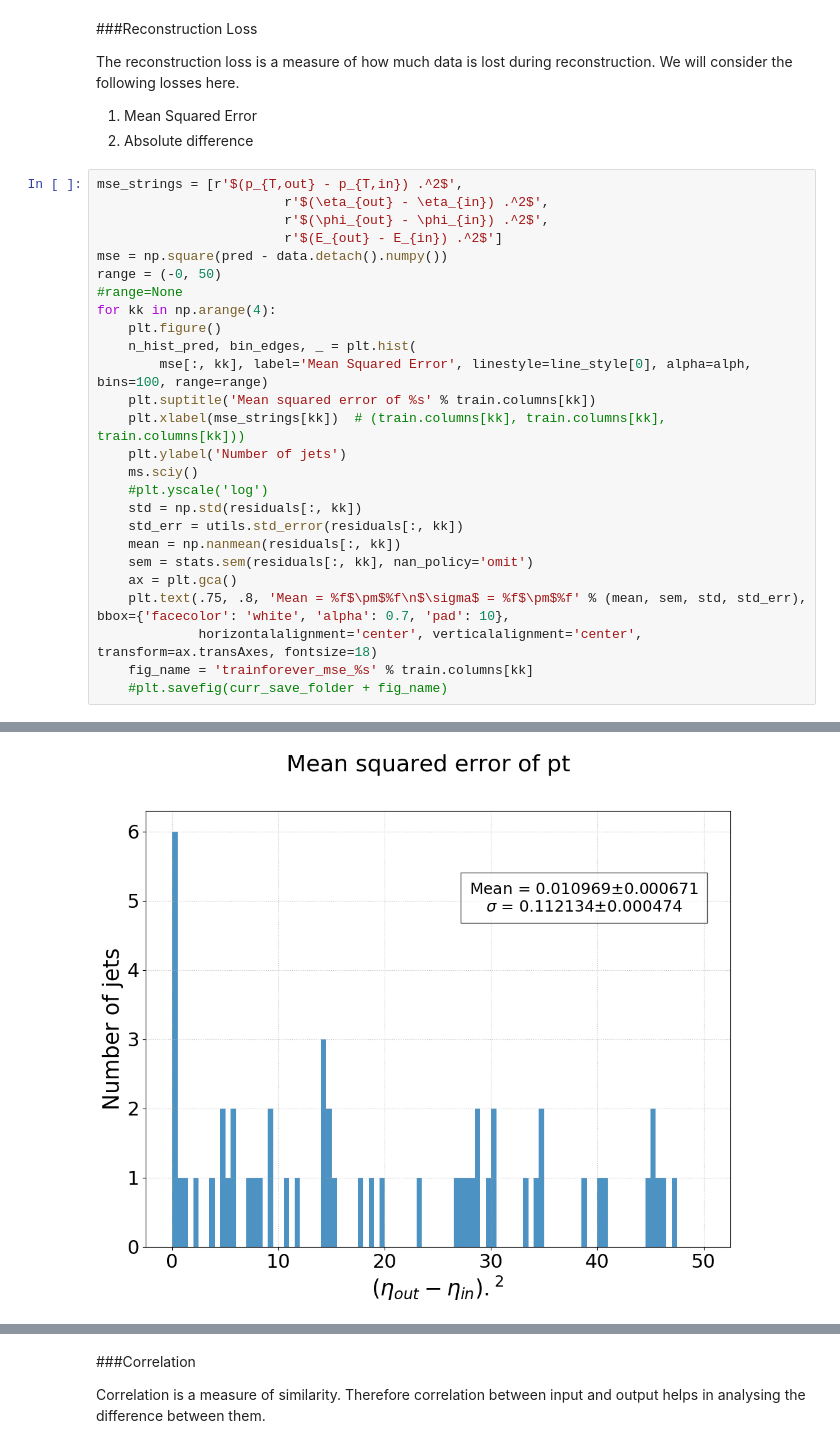
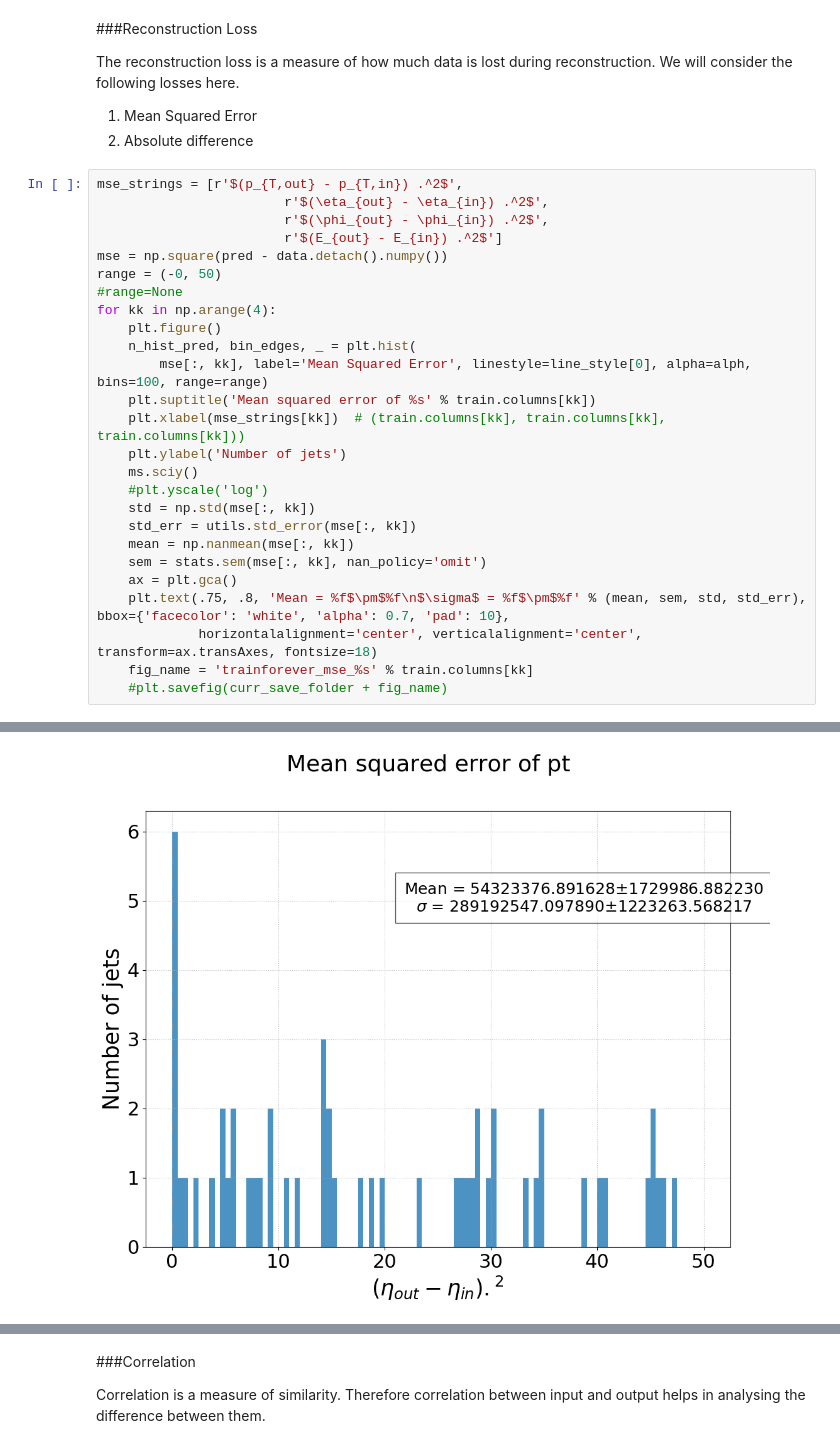
Before and after one commit to ATLAS-Autoencoders-GSoC-2020-Closed/gsoc-assignment-MinahilRaza, a Jupyter notebook: 4D/Training and Evaluation.ipynb, the cells around one changed output, grey strips where cells are left out. Saved outputs shown, nothing was run; the diff lists cells and outputs as text.

```diff
--- a/4D/Training and Evaluation.ipynb
+++ b/4D/Training and Evaluation.ipynb
@@ -389,10 +380,10 @@ for kk in np.arange(4):
     plt.ylabel('Number of jets')
     ms.sciy()
     #plt.yscale('log')
-    std = np.std(residuals[:, kk])
-    std_err = utils.std_error(residuals[:, kk])
-    mean = np.nanmean(residuals[:, kk])
-    sem = stats.sem(residuals[:, kk], nan_policy='omit')
+    std = np.std(mse[:, kk])
+    std_err = utils.std_error(mse[:, kk])
+    mean = np.nanmean(mse[:, kk])
+    sem = stats.sem(mse[:, kk], nan_policy='omit')
     ax = plt.gca()
     plt.text(.75, .8, 'Mean = %f$\pm$%f\n$\sigma$ = %f$\pm$%f' % (mean, sem, std, std_err), bbox={'facecolor': 'white', 'alpha': 0.7, 'pad': 10},
              horizontalalignment='center', verticalalignment='center', transform=ax.transAxes, fontsize=18)
@@ -403,2 +394,2 @@ for kk in np.arange(4):
-[figure, old version]
+[figure, new version]
 [figure]
```
Also changed, not shown: parts of 6 cells of this notebook.
